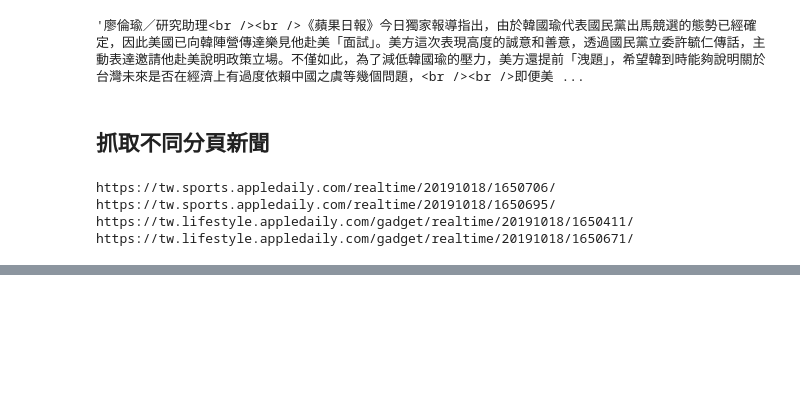
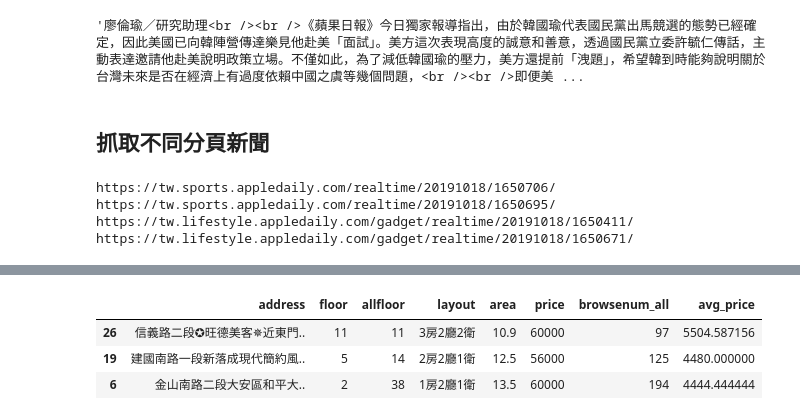
Before and after one commit to ywchiu/cathaytm, a Jupyter notebook: Demo20191018.ipynb, the cells around one changed output, grey strips where cells are left out. Cells and saved outputs as stored; diff of their text form; code cells hidden in the pictures; blank space fills up the shorter version.

```diff
--- a/Demo20191018.ipynb
+++ b/Demo20191018.ipynb
@@ -478,0 +507,21 @@ newsdf.to_excel('appledaily.xlsx')
+# %%
+import requests
+import math
+headers  = {
+ 'X-Requested-With': 'XMLHttpRequest',
+ 'X-CSRF-TOKEN': token,
+ 'User-Agent': 'Mozilla/5.0 (Macintosh; Intel Mac OS X 10_14_6) AppleWebKit/537.36 (KHTML, like Gecko) Chrome/77.0.3865.90 Safari/537.36'
+}
+houseary = []
+for i in range(math.ceil(854 / 30)):
+    p = i * 30
+    res = rs.get('https://rent.591.com.tw/home/search/rsList?is_new_list=1&type=1&kind=1&searchtype=1&region=1&section=5&firstRow={}&totalRows=854'.format(p), headers = headers)
+    jd = res.json()
+    df = pandas.DataFrame(jd['data']['data'])
+    df = df[['address', 'floor', 'allfloor', 'layout','area', 'price','browsenum_all']]
+    houseary.append(df)
+# %%
+import pandas
+housedf = pandas.concat(houseary)
+# %%
+housedf['price'] = housedf['price'].map(lambda e: int(e.replace(',','')))
@@ -478,0 +542,2 @@ newsdf.to_excel('appledaily.xlsx')
+# %%
+housedf['avg_price'] = housedf['price'] / housedf['area']
@@ -478,0 +556,7 @@ newsdf.to_excel('appledaily.xlsx')
+# %%
+housedf.sort_values('avg_price', ascending= False).head(3)
+# %% [output]
+|  | address | floor | allfloor | layout | area | price | browsenum_all | avg_price |
+| 26 | 信義路二段✪旺德美客✵近東門.. | 11 | 11 | 3房2廳2衛 | 10.9 | 60000 | 97 | 5504.587156 |
+| 19 | 建國南路一段新落成現代簡約風.. | 5 | 14 | 2房2廳1衛 | 12.5 | 56000 | 125 | 4480.000000 |
+| 6 | 金山南路二段大安區和平大.. | 2 | 38 | 1房2廳1衛 | 13.5 | 60000 | 194 | 4444.444444 |
```
Also changed, not shown: parts of 9 cells of this notebook.
